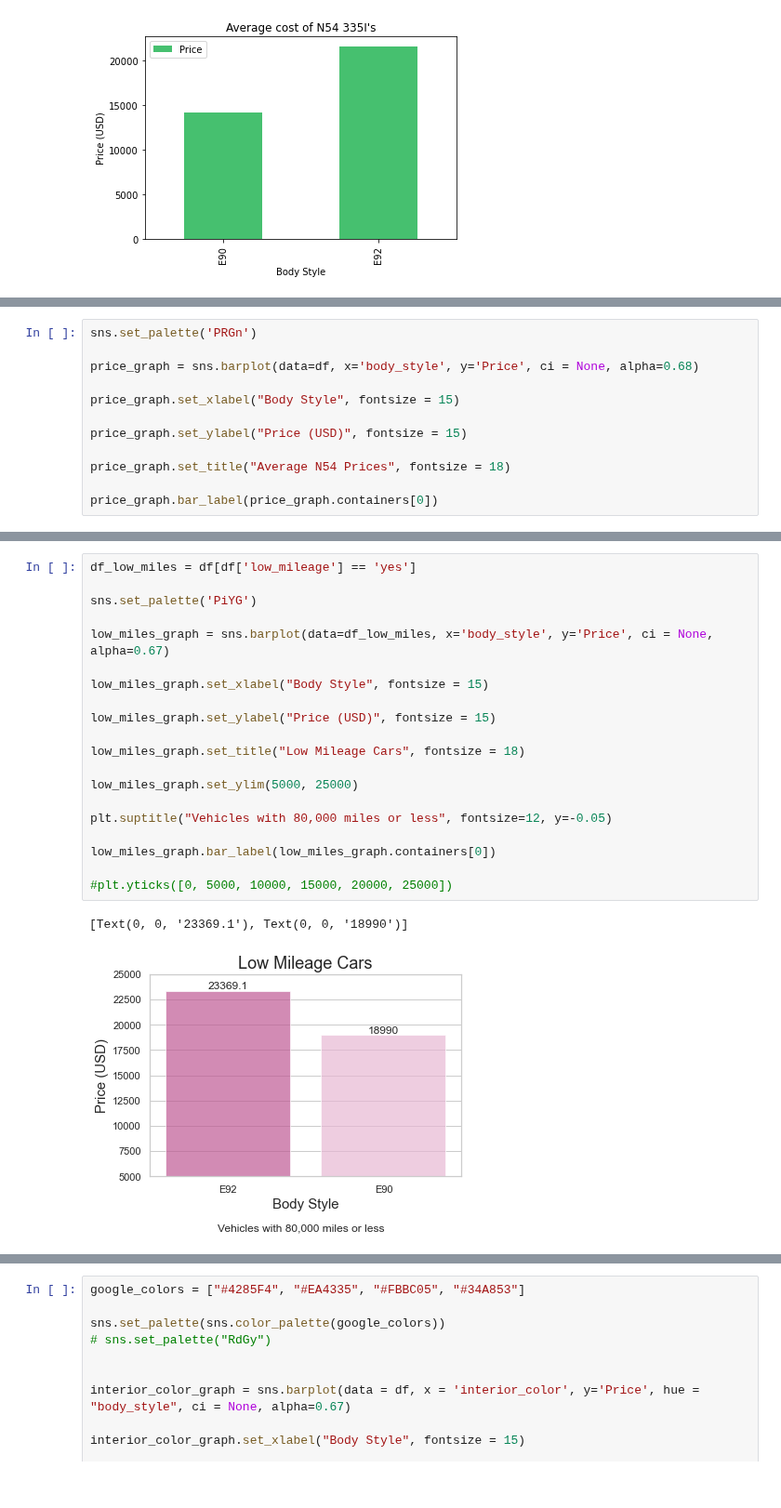
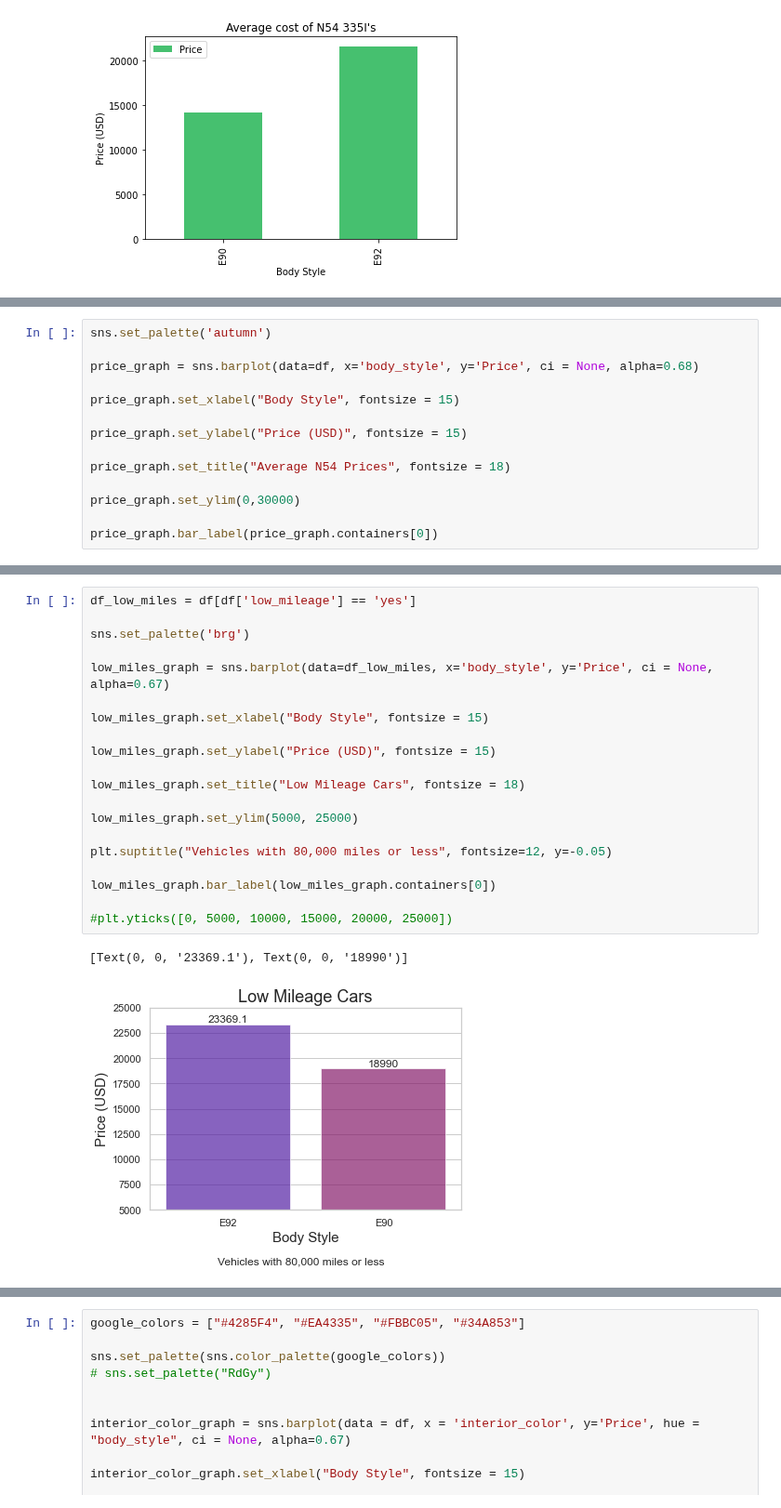
Before and after one commit to MarioRashadHUB/BMW-Price-Analysis, a Jupyter notebook: eda.ipynb, the cells around one changed output, grey strips where cells are left out. Shown at 93% size. Drawn from its saved outputs; the diff is of its cells as text.

```diff
--- a/eda.ipynb
+++ b/eda.ipynb
@@ -240,6 +240,6 @@ Text(0.5, 0, 'Body Style')
 sns.set_theme(style='whitegrid')
 # %%
-sns.set_palette('PRGn')
+sns.set_palette('autumn')
 
 price_graph = sns.barplot(data=df, x='body_style', y='Price', ci = None, alpha=0.68)
 
@@ -249,6 +249,8 @@ price_graph.set_ylabel("Price (USD)", fontsize = 15)
 
 price_graph.set_title("Average N54 Prices", fontsize = 18)
 
+price_graph.set_ylim(0,30000)
+
 price_graph.bar_label(price_graph.containers[0])
 # %% [output]
 [Text(0, 0, '21623.3'), Text(0, 0, '14161.3')]
@@ -256,26 +258,26 @@ price_graph.bar_label(price_graph.containers[0])
 # %%
 df_low_miles = df[df['low_mileage'] == 'yes']
 
-sns.set_palette('PiYG')
+sns.set_palette('brg')
 
 low_miles_graph = sns.barplot(data=df_low_miles, x='body_style', y='Price', ci = None, alpha=0.67)
 
 low_miles_graph.set_xlabel("Body Style", fontsize = 15)
 
 low_miles_graph.set_ylabel("Price (USD)", fontsize = 15)
 
 low_miles_graph.set_title("Low Mileage Cars", fontsize = 18)
 
 low_miles_graph.set_ylim(5000, 25000)
 
 plt.suptitle("Vehicles with 80,000 miles or less", fontsize=12, y=-0.05)
 
 low_miles_graph.bar_label(low_miles_graph.containers[0])
 
 #plt.yticks([0, 5000, 10000, 15000, 20000, 25000])
 # %% [output]
 [Text(0, 0, '23369.1'), Text(0, 0, '18990')]
-[figure, old version]
+[figure, new version]
 # %%
 df_high_miles = df[df['high_mileage'] == 'yes']
 
```
Also changed, not shown: parts of 7 cells of this notebook.
